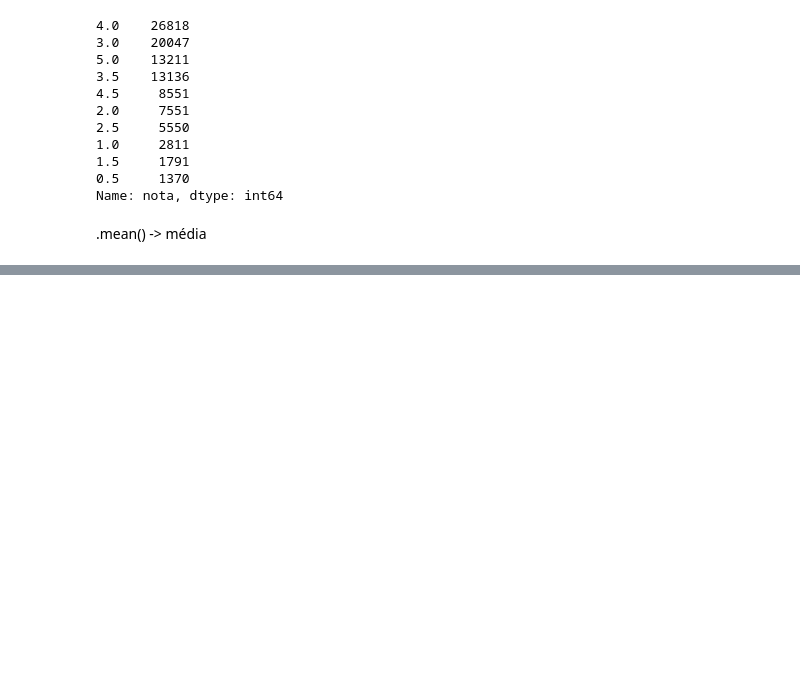
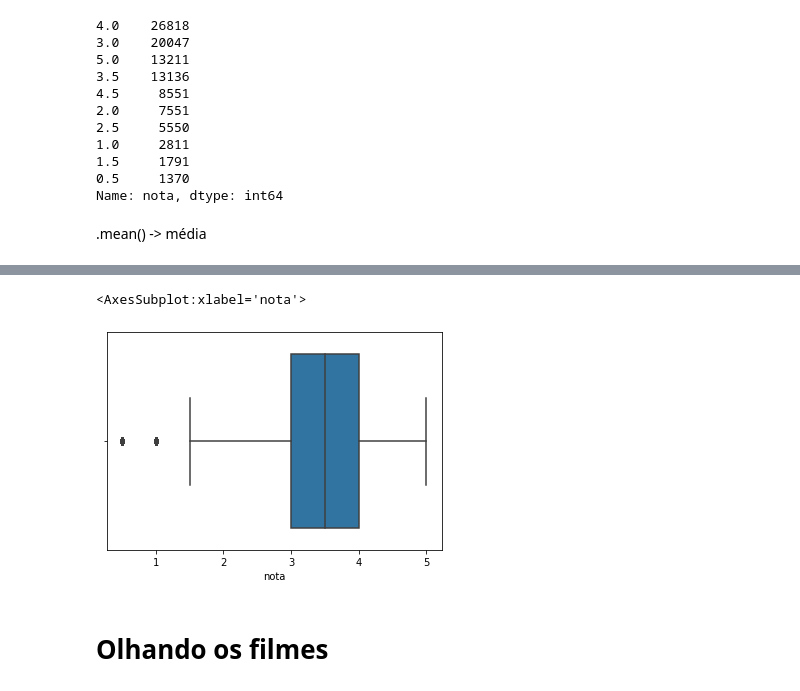
Before and after one commit to reihtw/DataScienceStudies, a Jupyter notebook: IntroDataScience/intro-data-science.ipynb, the cells around one changed output, grey strips where cells are left out. Drawn from its saved outputs; the diff is of its cells as text; code cells hidden in the pictures; blank space fills up the shorter version.

```diff
--- a/IntroDataScience/intro-data-science.ipynb
+++ b/IntroDataScience/intro-data-science.ipynb
@@ -82,0 +115,9 @@ notas['nota'].mean()
+# %%
+import seaborn as sns
+
+sns.boxplot(notas.nota)
+# %% [output]
+<AxesSubplot:xlabel='nota'>
+[figure, added]
+# %% [markdown]
+# Olhando os filmes
```
Also changed, not shown: parts of 21 cells of this notebook, 1 other file.
